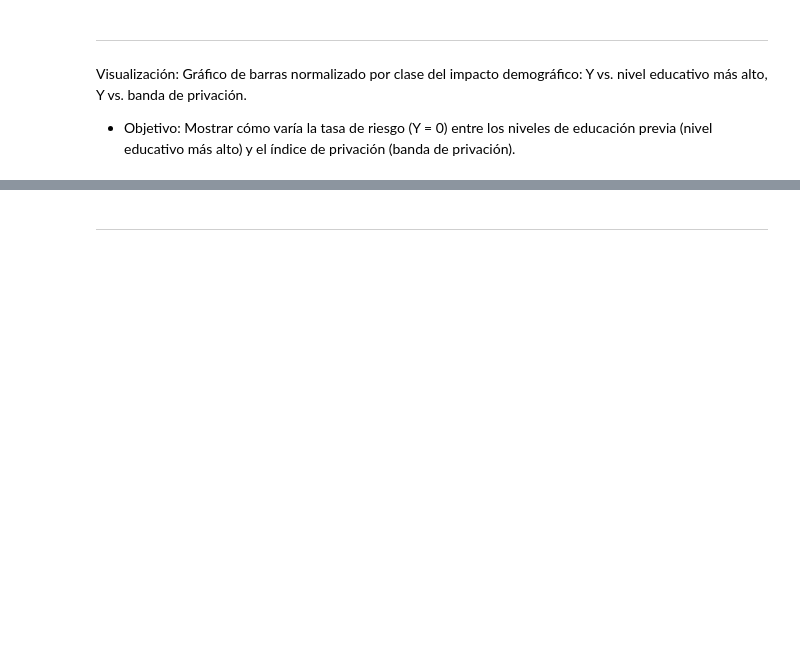
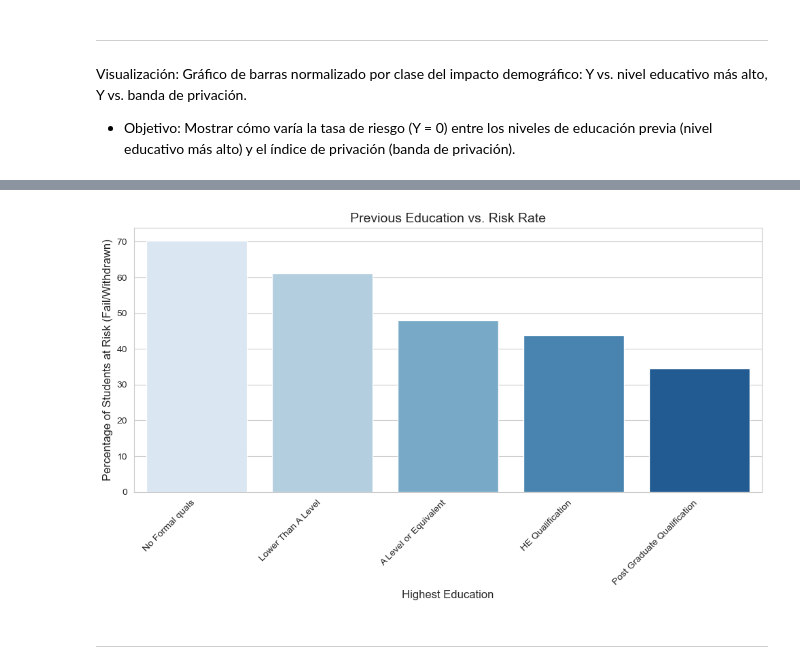
Before and after one commit to jp-roma/data_analytics_it_academy, a Jupyter notebook: Sprint _13: Cas pràctic - sense maquetar/notebooks/EDA_Project_IT_Academy.ipynb, the cells around one changed output, grey strips where cells are left out. Cells and saved outputs as stored; diff of their text form; code cells hidden in the pictures; blank space fills up the shorter version.

```diff
--- a/Sprint _13: Cas pràctic - sense maquetar/notebooks/EDA_Project_IT_Academy.ipynb
+++ b/Sprint _13: Cas pràctic - sense maquetar/notebooks/EDA_Project_IT_Academy.ipynb
@@ -468,3 +455,44 @@ plot_normalized_risk(df_base, 'imd_band', 'Privation Index (IMD)')
+# %%
+def plot_normalized_risk(df, feature, title):
+    """Calcula y grafica la tasa de riesgo (clase_riesgo=0) normalizada por la feature."""
+    # 1. Calcular proporciones (normalizar por índice)
+    df_counts = df.groupby([feature, 'risk_class']).size().unstack(fill_value=0)
+    df_proportions = df_counts.div(df_counts.sum(axis=1), axis=0) * 100
+
+    # 2. Seleccionar la tasa de riesgo (clase_riesgo=0)
+    # Asegurarse de que la columna exista (0 corresponde a risk_class==0)
+    df_risk_rate = df_proportions.reset_index()
+    if 0 not in df_risk_rate.columns:
+        df_risk_rate[0] = 0.0
+    df_risk_rate = df_risk_rate[[feature, 0]]
+    df_risk_rate.rename(columns={0: 'Risk_Rate (%)'}, inplace=True)
+
+    # Convertir posibles NaNs en strings para evitar problemas al graficar categorías
+    df_risk_rate[feature] = df_risk_rate[feature].fillna('Missing').astype(str)
+
+    # 3. Graficar (sin hue porque 'highest_education' no está en df_risk_rate salvo cuando feature==that)
+    plt.figure(figsize=(10, 6))
+    df_sorted = df_risk_rate.sort_values(by= 'Risk_Rate (%)', ascending=False)
+    sns.barplot(
+        x=feature,
+        y='Risk_Rate (%)',
+        data=df_sorted,
+        palette='Blues',
+        hue=feature,
+        legend=False
+    )
+    plt.title(f'{title} vs. Risk Rate', fontsize=14)
+    plt.ylabel('Percentage of Students at Risk (Fail/Withdrawn)', fontsize=12)
+    plt.xlabel(feature.replace('_', ' ').title(), fontsize=12)
+    plt.xticks(rotation=45, ha='right')
+    plt.tight_layout()
+    plt.show()
+
+# ----------------- Ejecución -----------------
+# 1. highest_education
+plot_normalized_risk(df_base, 'highest_education', 'Previous Education')
+# %% [output]
+[figure, added]
 # %% [markdown]
 ---------------------------------------------------------------------------------------------------------------------
 # %% [markdown]
```
Also changed, not shown: parts of 8 cells of this notebook.
